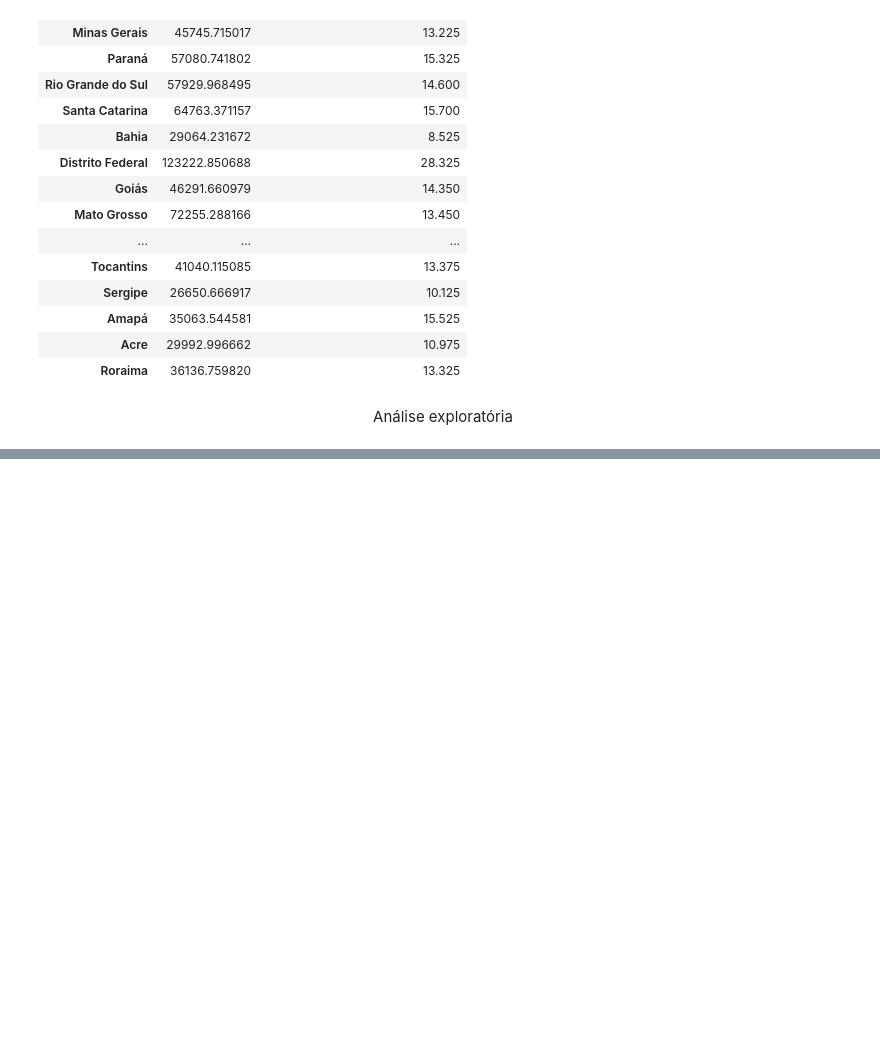
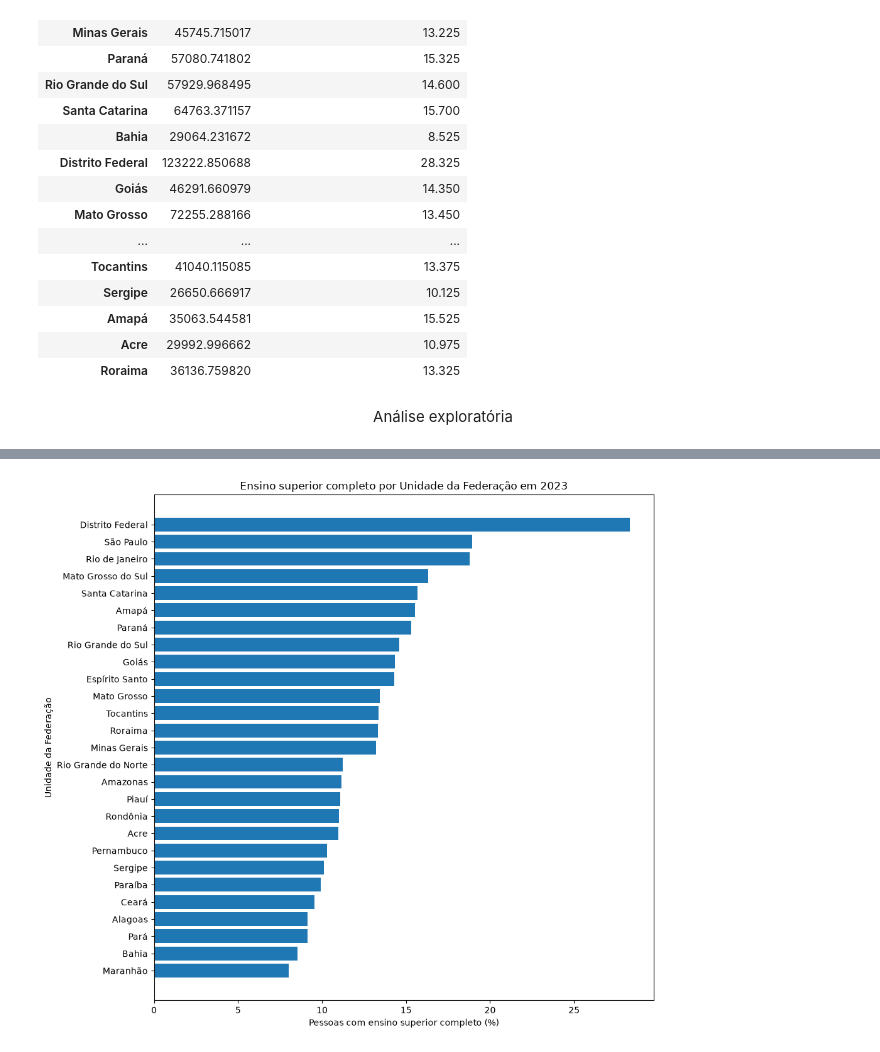
Before and after one commit to LiviaP24/mineracao-de-dados, a Jupyter notebook: trabalho.ipynb, the cells around one changed output, grey strips where cells are left out. Cells and saved outputs as stored; diff of their text form; code cells hidden in the pictures; blank space fills up the shorter version.

```diff
--- a/trabalho.ipynb
+++ b/trabalho.ipynb
@@ -262,0 +275,15 @@ plt.show()
+# %%
+fig, ax = plt.subplots(figsize=(10, 9))
+
+df_plot = df_educacao_copy.sort_values(by='percentual superior completo (%)', ascending=True)
+
+ax.barh(df_plot.index, df_plot['percentual superior completo (%)'])
+
+ax.set_title('Ensino superior completo por Unidade da Federação em 2023')
+ax.set_xlabel('Pessoas com ensino superior completo (%)')
+ax.set_ylabel('Unidade da Federação')
+
+plt.tight_layout()
+plt.show()
+# %% [output]
+[figure, added]
```
Also changed, not shown: parts of 7 cells of this notebook.
